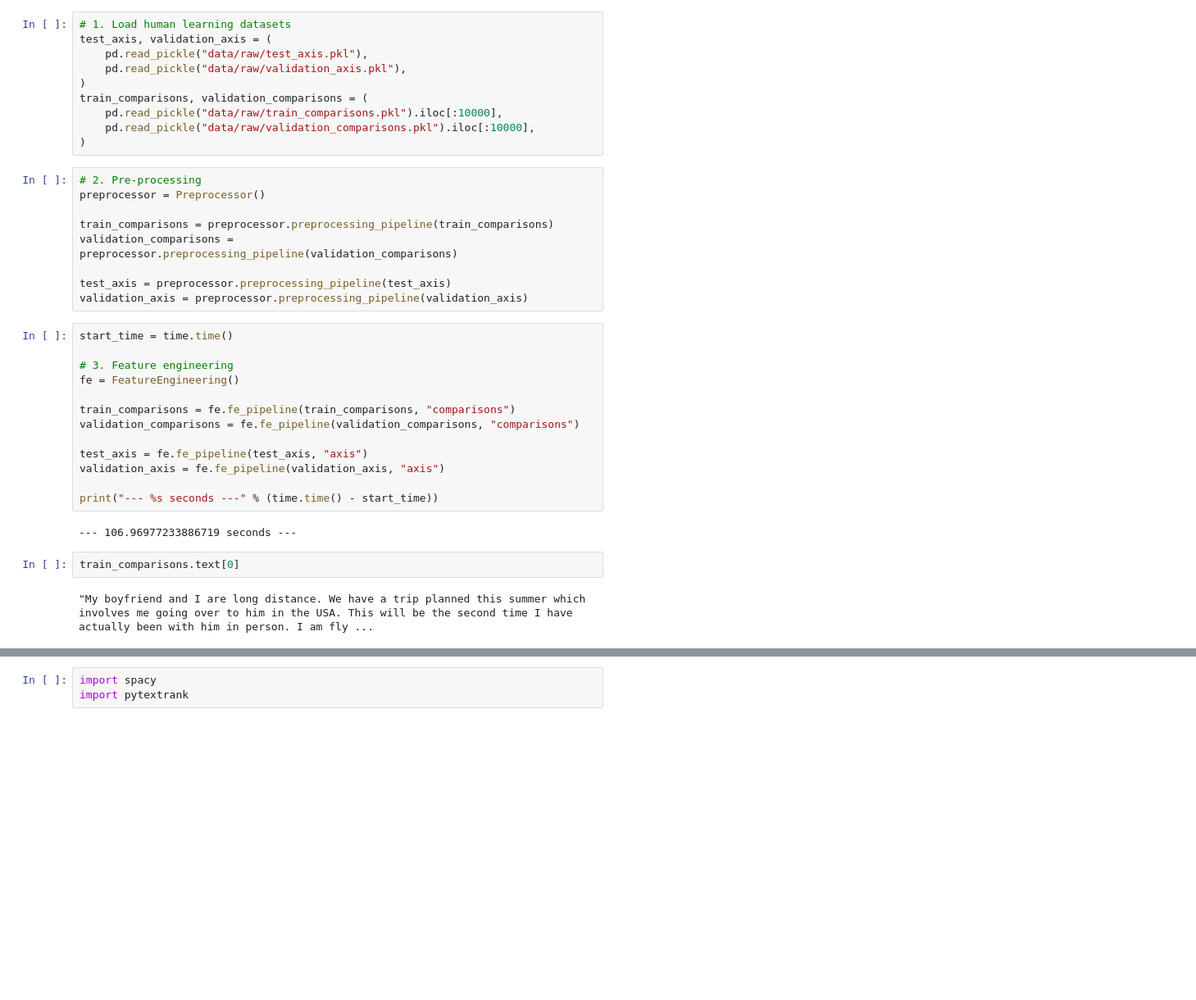
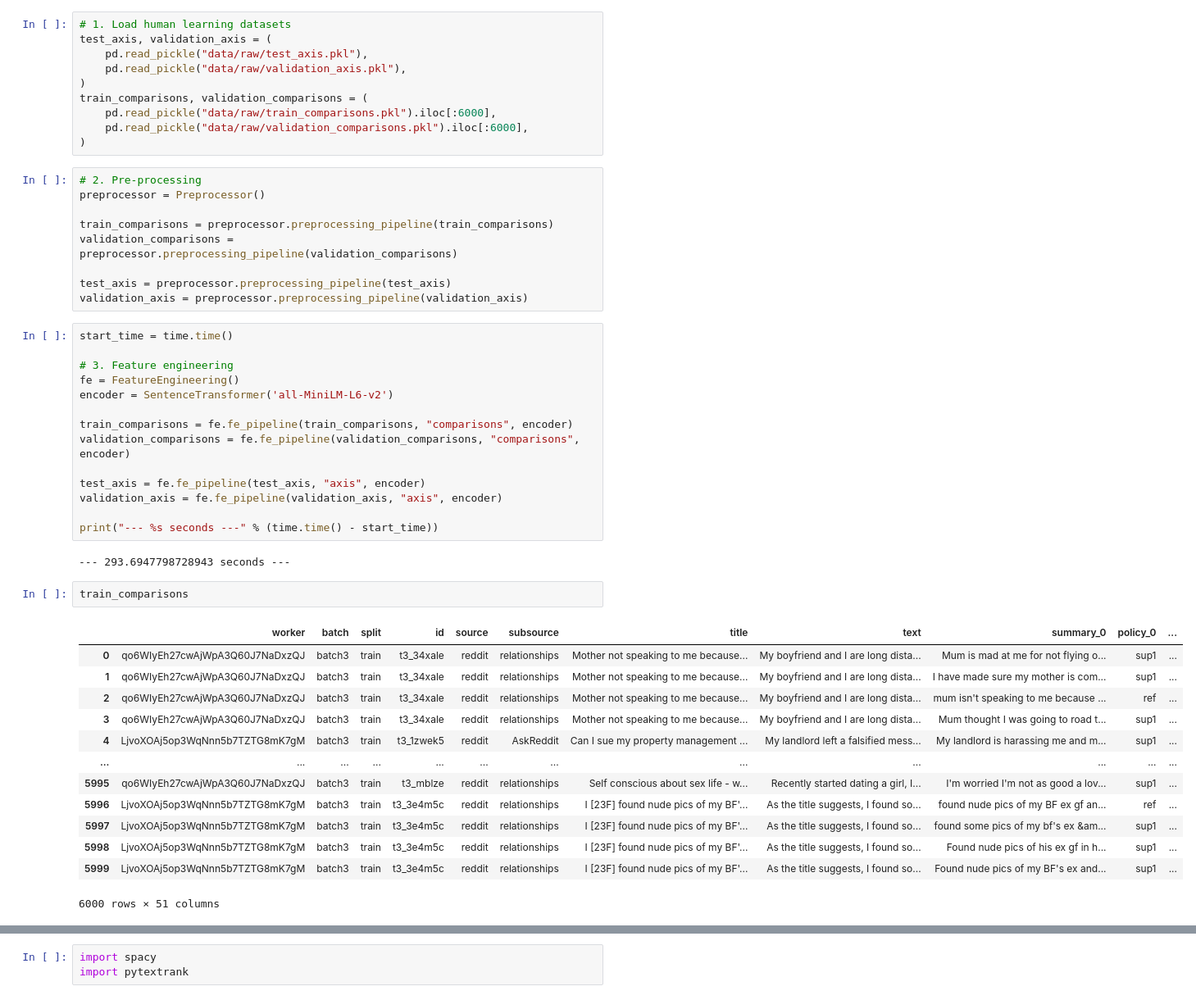
Before and after one commit to DavidColasRomanos/ExplainSumm, a Jupyter notebook: feature_engineering.ipynb, the cells around one changed output, grey strips where cells are left out. Shown at 82% size. Cells and saved outputs as stored; diff of their text form; blank space fills up the shorter version.

```diff
--- a/feature_engineering.ipynb
+++ b/feature_engineering.ipynb
@@ -43,8 +45,8 @@ test_axis, validation_axis = (
     pd.read_pickle("data/raw/validation_axis.pkl"),
 )
 train_comparisons, validation_comparisons = (
-    pd.read_pickle("data/raw/train_comparisons.pkl").iloc[:10000],
-    pd.read_pickle("data/raw/validation_comparisons.pkl").iloc[:10000],
+    pd.read_pickle("data/raw/train_comparisons.pkl").iloc[:6000],
+    pd.read_pickle("data/raw/validation_comparisons.pkl").iloc[:6000],
 )
 # %%
 # 2. Pre-processing
@@ -60,17 +62,30 @@ start_time = time.time()
 
 # 3. Feature engineering
 fe = FeatureEngineering()
+encoder = SentenceTransformer('all-MiniLM-L6-v2')
 
-train_comparisons = fe.fe_pipeline(train_comparisons, "comparisons")
-validation_comparisons = fe.fe_pipeline(validation_comparisons, "comparisons")
+train_comparisons = fe.fe_pipeline(train_comparisons, "comparisons", encoder)
+validation_comparisons = fe.fe_pipeline(validation_comparisons, "comparisons", encoder)
 
-test_axis = fe.fe_pipeline(test_axis, "axis")
-validation_axis = fe.fe_pipeline(validation_axis, "axis")
+test_axis = fe.fe_pipeline(test_axis, "axis", encoder)
+validation_axis = fe.fe_pipeline(validation_axis, "axis", encoder)
 
 print("--- %s seconds ---" % (time.time() - start_time))
 # %% [output]
---- 106.96977233886719 seconds ---
+--- 293.6947798728943 seconds ---
 # %%
-train_comparisons.text[0]
+train_comparisons
 # %% [output]
+|  | worker | batch | split | id | source | subsource | title | text | summary_0 | policy_0 | ... |
+| 0 | qo6WIyEh27cwAjWpA3Q60J7NaDxzQJ | batch3 | train | t3_34xale | reddit | relationships | Mother not speaking to me because... | My boyfriend and I are long dista... | Mum is mad at me for not flying o... | sup1 | ... |
+| 1 | qo6WIyEh27cwAjWpA3Q60J7NaDxzQJ | batch3 | train | t3_34xale | reddit | relationships | Mother not speaking to me because... | My boyfriend and I are long dista... | I have made sure my mother is com... | sup1 | ... |
+| 2 | qo6WIyEh27cwAjWpA3Q60J7NaDxzQJ | batch3 | train | t3_34xale | reddit | relationships | Mother not speaking to me because... | My boyfriend and I are long dista... | mum isn't speaking to me because ... | ref | ... |
+| 3 | qo6WIyEh27cwAjWpA3Q60J7NaDxzQJ | batch3 | train | t3_34xale | reddit | relationships | Mother not speaking to me because... | My boyfriend and I are long dista... | Mum thought I was going to road t... | sup1 | ... |
+| 4 | LjvoXOAj5op3WqNnn5b7TZTG8mK7gM | batch3 | train | t3_1zwek5 | reddit | AskReddit | Can I sue my property management ... | My landlord left a falsified mess... | My landlord is harassing me and m... | sup1 | ... |
+| ... | ... | ... | ... | ... | ... | ... | ... | ... | ... | ... | ... |
+| 5995 | qo6WIyEh27cwAjWpA3Q60J7NaDxzQJ | batch3 | train | t3_mblze | reddit | relationships | Self conscious about sex life - w... | Recently started dating a girl, I... | I'm worried I'm not as good a lov... | sup1 | ... |
+| 5996 | LjvoXOAj5op3WqNnn5b7TZTG8mK7gM | batch3 | train | t3_3e4m5c | reddit | relationships | I [23F] found nude pics of my BF'... | As the title suggests, I found so... | found nude pics of my BF ex gf an... | ref | ... |
+| 5997 | LjvoXOAj5op3WqNnn5b7TZTG8mK7gM | batch3 | train | t3_3e4m5c | reddit | relationships | I [23F] found nude pics of my BF'... | As the title suggests, I found so... | found some pics of my bf's ex &am... | sup1 | ... |
+| 5998 | LjvoXOAj5op3WqNnn5b7TZTG8mK7gM | batch3 | train | t3_3e4m5c | reddit | relationships | I [23F] found nude pics of my BF'... | As the title suggests, I found so... | Found nude pics of his ex gf in h... | sup1 | ... |
+| 5999 | LjvoXOAj5op3WqNnn5b7TZTG8mK7gM | batch3 | train | t3_3e4m5c | reddit | relationships | I [23F] found nude pics of my BF'... | As the title suggests, I found so... | Found nude pics of my BF's ex and... | sup1 | ... |
-"My boyfriend and I are long distance. We have a trip planned this summer which involves me going over to him in the USA. This will be the second time I have actually been with him in person. I am fly ...
+6000 rows × 51 columns
```
Also changed, not shown: parts of 12 cells of this notebook.
